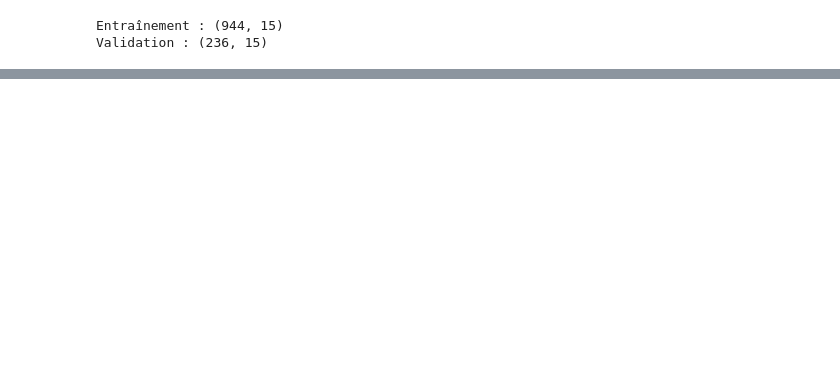
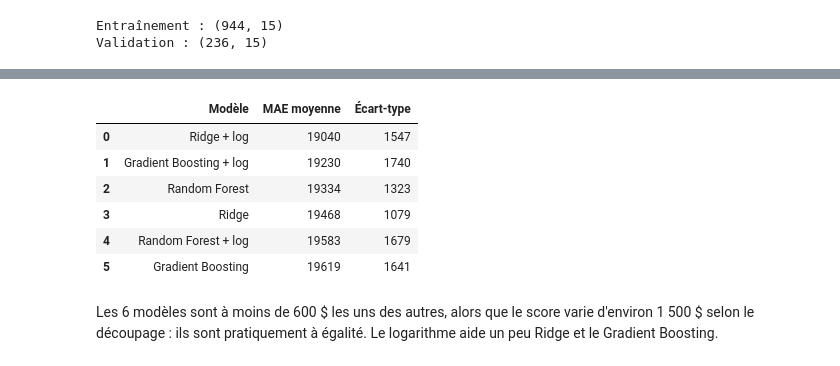
Before and after one commit to MedALI5947/prediction-prix-immobilier, a Jupyter notebook: analyse.ipynb, the cells around one changed output, grey strips where cells are left out. Cells and saved outputs as stored; diff of their text form; code cells hidden in the pictures; blank space fills up the shorter version.

```diff
--- a/analyse.ipynb
+++ b/analyse.ipynb
@@ -447,0 +304,4 @@ Les deux calculs concordent : True
+# %%
+# Toutes les colonnes numériques sauf GarageArea, plus la nouvelle variable
+colonnes_sans_garage_area = [col for col in colonnes_numeriques if col != "GarageArea"]
+colonnes_sans_garage_area = colonnes_sans_garage_area + ["SurfaceQualite"]
@@ -447,0 +348,51 @@ Les deux calculs concordent : True
+# %%
+# Les arbres n'ont pas besoin de mise à l'échelle :
+# on garde les nombres tels quels et on remplace chaque catégorie par un numéro
+pretraitement_arbres = ColumnTransformer([
+    ("numerique", "passthrough", colonnes_sans_garage_area),
+    ("categoriel", OrdinalEncoder(handle_unknown="use_encoded_value", unknown_value=-1),
+     colonnes_categorielles),
+])
+# %%
+# Entraîne un modèle sur log(prix), puis revient en dollars avec exp
+def avec_log(modele):
+    return TransformedTargetRegressor(regressor=modele, func=np.log, inverse_func=np.exp)
+# %%
+random_forest = Pipeline([
+    ("pretraitement", pretraitement_arbres),
+    ("regression", RandomForestRegressor(n_estimators=300, random_state=42, n_jobs=-1)),
+])
+
+gradient_boosting = Pipeline([
+    ("pretraitement", pretraitement_arbres),
+    ("regression", HistGradientBoostingRegressor(random_state=42)),
+])
+
+modeles = {
+    "Ridge": modele_final,
+    "Ridge + log": avec_log(modele_final),
+    "Random Forest": random_forest,
+    "Random Forest + log": avec_log(random_forest),
+    "Gradient Boosting": gradient_boosting,
+    "Gradient Boosting + log": avec_log(gradient_boosting),
+}
+# %%
+resultats = []
+for nom, modele in modeles.items():
+    scores = -cross_val_score(modele, X_train_final, y_train, cv=cv, scoring="neg_mean_absolute_error")
+    resultats.append({"Modèle": nom, "MAE moyenne": scores.mean(), "Écart-type": scores.std()})
+
+#display(pd.DataFrame(resultats).sort_values("MAE moyenne").round(0))
+tableau = pd.DataFrame(resultats).sort_values("MAE moyenne").reset_index(drop=True)
+display(tableau.round(0).astype({"MAE moyenne": int, "Écart-type": int}))
+# %% [output]
+|  | Modèle | MAE moyenne | Écart-type |
+| 0 | Ridge + log | 19040 | 1547 |
+| 1 | Gradient Boosting + log | 19230 | 1740 |
+| 2 | Random Forest | 19334 | 1323 |
+| 3 | Ridge | 19468 | 1079 |
+| 4 | Random Forest + log | 19583 | 1679 |
+| 5 | Gradient Boosting | 19619 | 1641 |
+# %% [markdown]
+Les 6 modèles sont à moins de 600 \$ les uns des autres, alors que le score varie d'environ 1 500 \$
+selon le découpage : ils sont pratiquement à égalité. Le logarithme aide un peu Ridge et le Gradient Boosting.
```
Also changed, not shown: parts of 62 cells of this notebook, 3 other files.
